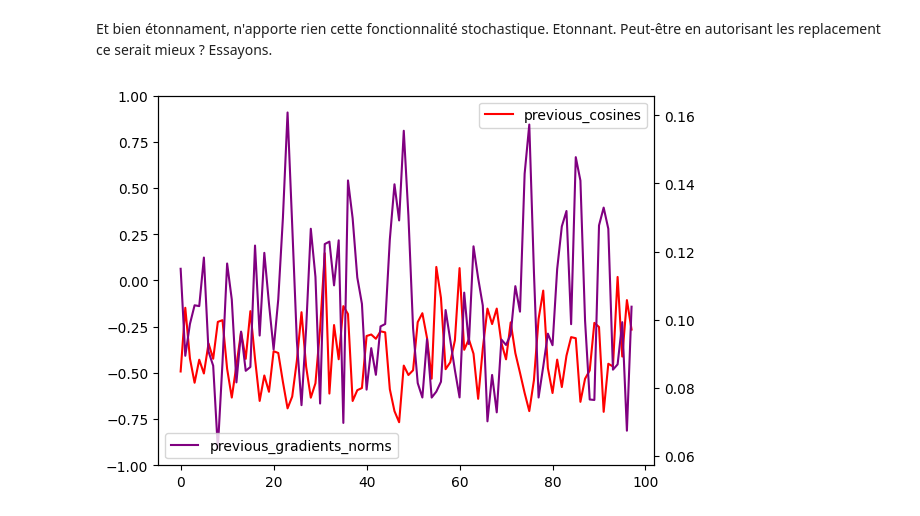
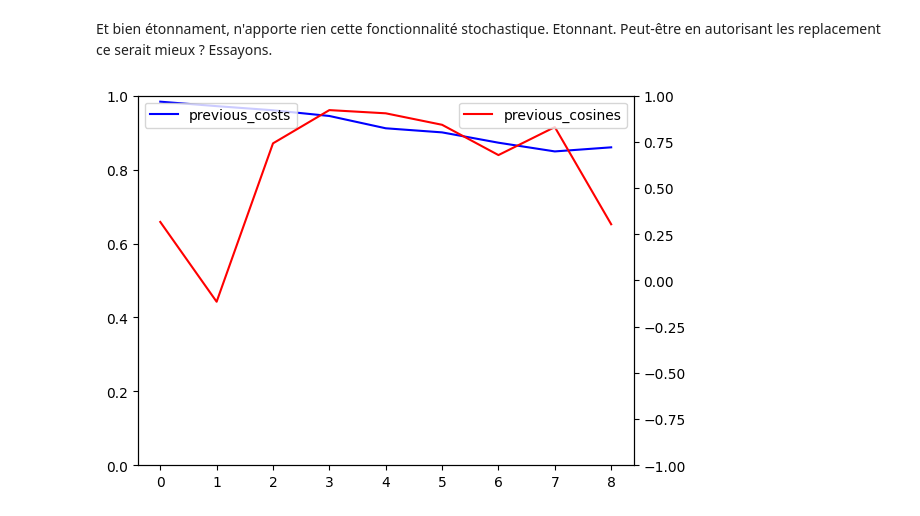
Before and after one commit to lucasabuela/my_first_nn, a Jupyter notebook: playground.ipynb, the cells around one changed output. Cells and saved outputs as stored; diff of their text form; code cells hidden in the pictures.

Commit message:
turned some arguments of learning into kwargs, and written an experiment on the cost landscape

```diff
--- a/playground.ipynb
+++ b/playground.ipynb
@@ -143,29 +143,30 @@ src.script.save_object(object=previous_accuracies_8, name="previous_accuracies_8
 # %%
 multilayer_perceptron = src.script.load_object(name="mlp_untrained_test")
 # %%
-metrics_during_training = learning(multilayer_perceptron=multilayer_perceptron, training_set=training_set, test_set=test_set, steps_number=800, eta=8*1e-03, computes_training_costs=False, computes_accuracies=False, computes_gradients_norms=True, computes_consecutive_gradients_cosines=True)
-previous_cosines = metrics_during_training["consecutive_gradients_cosines"]
-#previous_costs = metrics_during_training["costs_during_training"]
-previous_gradient_norms = metrics_during_training["gradients_norms_during_training"]
-#previous_accuracies = metrics_during_training["accuracies_during_training"]
+tracked_metrics = learning(multilayer_perceptron=multilayer_perceptron, training_set=training_set, steps_number=10, test_set=test_set, eta=8*1e-03, metrics_to_track=["training_costs", "consecutive_gradients_cosines"])
+previous_cosines = tracked_metrics["consecutive_gradients_cosines"]
+previous_costs = tracked_metrics["training_costs"]
+#previous_gradient_norms = tracked_metrics["gradients_norms"]
+#previous_accuracies = tracked_metrics["accuracies"]
 # %%
-fig, ax2 = plt.subplots()
+fig, ax1 = plt.subplots()
 
-"""ax1.plot(previous_costs[2:-1], label="previous_costs", color="blue")
+ax1.plot(previous_costs[1:-1], label="previous_costs", color="blue")
 ax1.legend(loc = "upper left")
-ax1.set_ylim([0,1])"""
+ax1.set_ylim([0,1])
 
-ax2.plot(previous_cosines[701:-1], label="previous_cosines", color="red")
+ax2 = ax1.twinx()
+ax2.plot(previous_cosines[0:-1], label="previous_cosines", color="red")
 ax2.legend(loc="upper right")
 ax2.set_ylim([-1,1])
-
+"""
 ax3 = ax2.twinx()
-ax3.plot(previous_gradient_norms[701:-1], label="previous_gradients_norms", color="purple")
-ax3.legend(loc = "lower left")
+ax3.plot(previous_gradient_norms[0:-1], label="previous_gradients_norms", color="purple")
+ax3.legend(loc = "lower left")"""
 
 plt.show()
 # %% [output]
-[figure, old version]
+[figure, new version]
 # %%
 fig, ax1 = plt.subplots()
 
```
Also changed, not shown: parts of 5 cells of this notebook, 3 other files.
